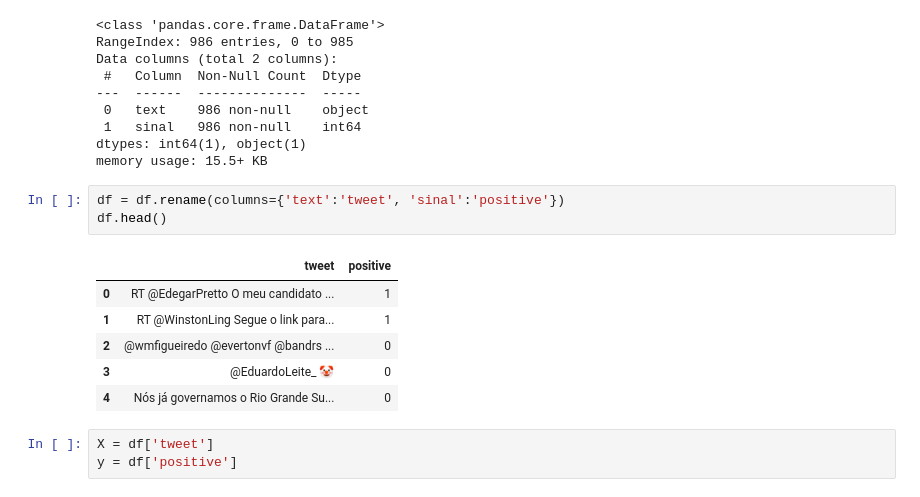
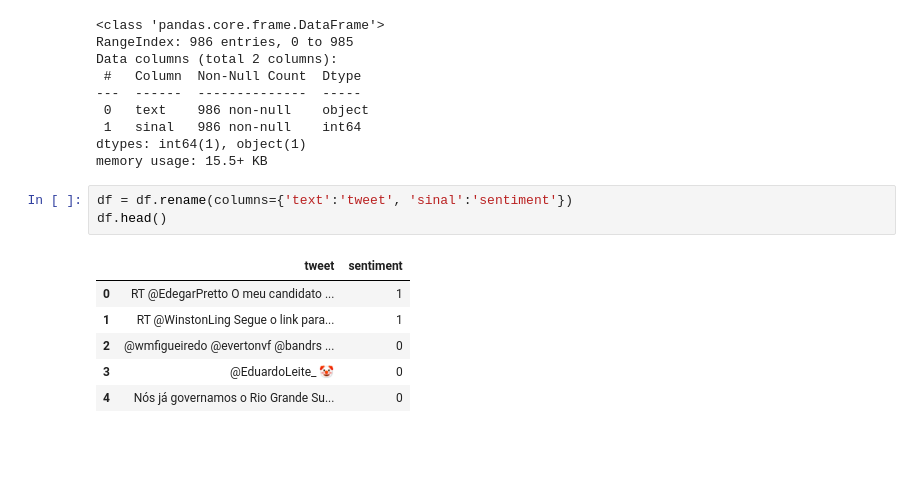
Before and after one commit to macedoti13/Election-Tweets-Sentiment-Analysis, a Jupyter notebook: dev.ipynb, the cells around one changed output. Saved outputs shown, nothing was run; the diff lists cells and outputs as text; blank space fills up the shorter version.

```diff
--- a/dev.ipynb
+++ b/dev.ipynb
@@ -132,15 +138,12 @@ Data columns (total 2 columns):
 dtypes: int64(1), object(1)
 memory usage: 15.5+ KB
 # %%
-df = df.rename(columns={'text':'tweet', 'sinal':'positive'})
+df = df.rename(columns={'text':'tweet', 'sinal':'sentiment'})
 df.head()
 # %% [output]
-|  | tweet | positive |
+|  | tweet | sentiment |
 | 0 | RT @EdegarPretto O meu candidato ... | 1 |
 | 1 | RT @WinstonLing Segue o link para... | 1 |
 | 2 | @wmfigueiredo @evertonvf @bandrs ... | 0 |
 | 3 | @EduardoLeite_ 🤡 | 0 |
 | 4 | Nós já governamos o Rio Grande Su... | 0 |
-# %%
-X = df['tweet']
-y = df['positive']
```
Also changed, not shown: parts of 18 cells of this notebook.
